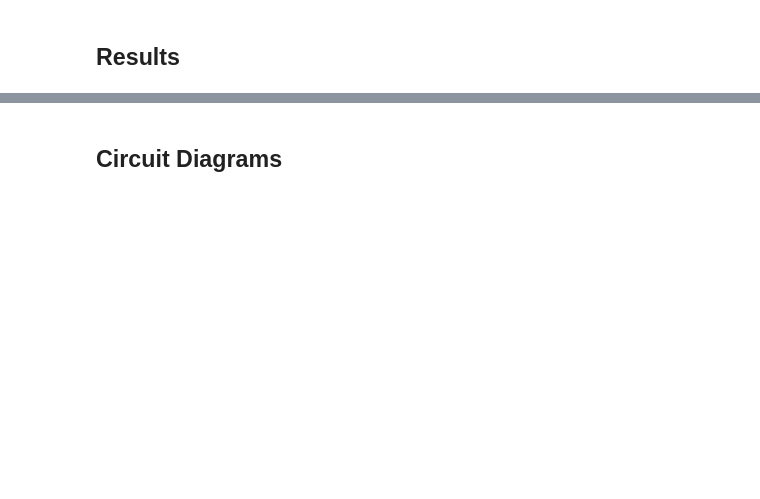
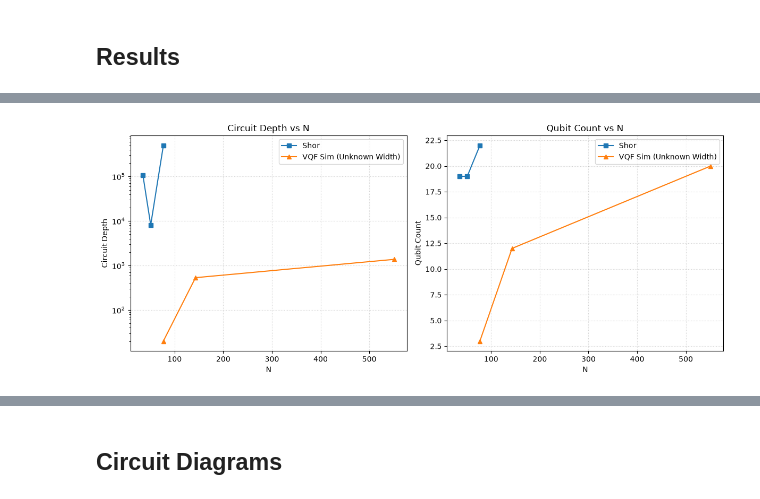
Before and after one commit to Gayathri260/width-agnostic-vqf, a Jupyter notebook: comparative_study.ipynb, the cells around one changed output, grey strips where cells are left out. Saved outputs shown, nothing was run; the diff lists cells and outputs as text; code cells hidden in the pictures; blank space fills up the shorter version.

```diff
--- a/comparative_study.ipynb
+++ b/comparative_study.ipynb
@@ -163,0 +332,8 @@ plot_gate_count(shor, vqf_hw)
+# %%
+#Shor+VQF
+shor      = load_results('results/shor_results.json')
+vqf_sim   = load_results('results/vqf_sim_results.json')
+
+plot_circuit_metrics(shor, vqf_sim)
+# %% [output]
+[figure, added]
```
Also changed, not shown: parts of 26 cells of this notebook.
